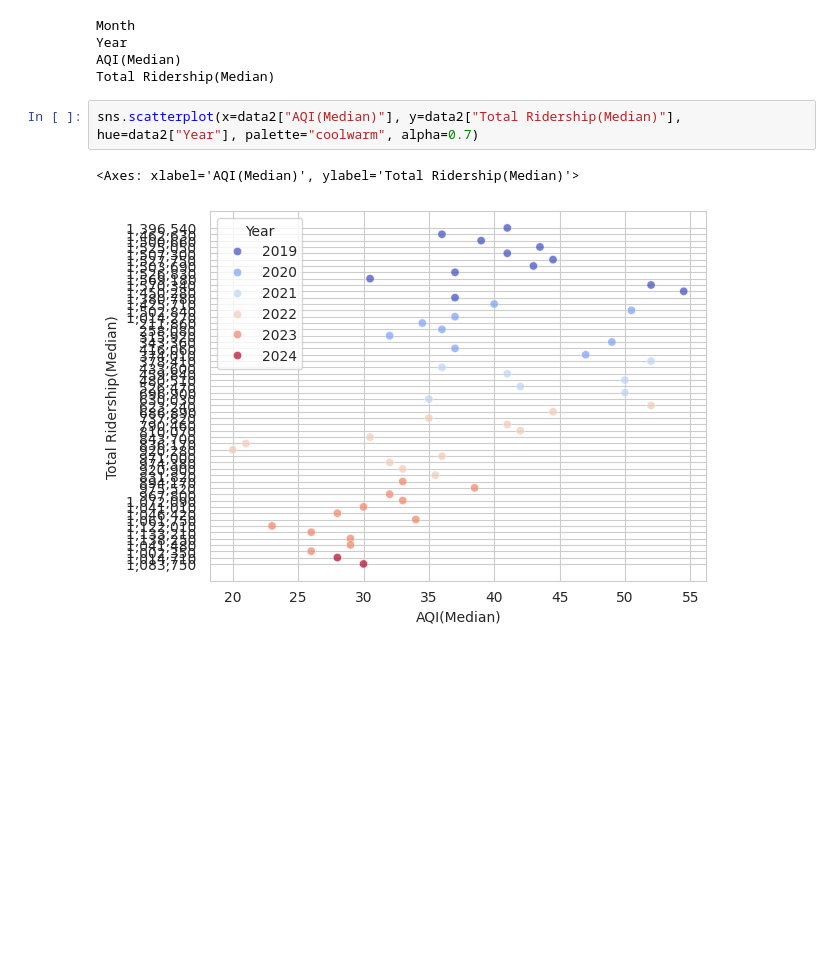
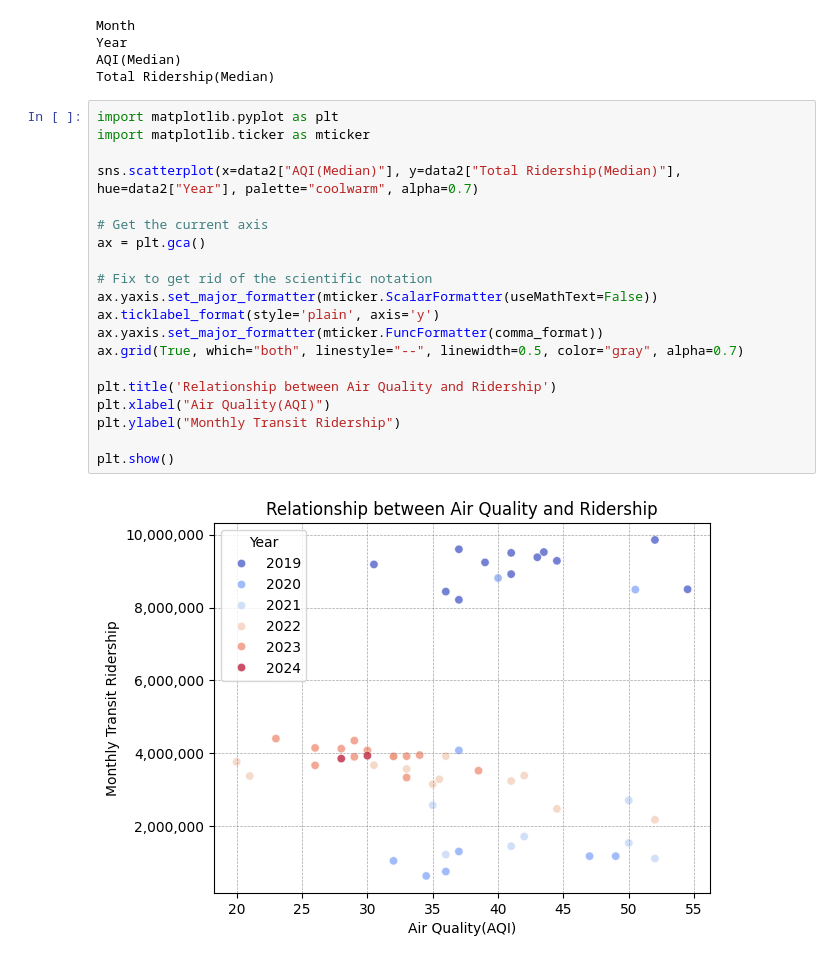
Before and after one commit to travisfw/DataJam-Skyline-F1, a Jupyter notebook: DataVisualCombined.ipynb, the cells around one changed output. Cells and saved outputs as stored; diff of their text form; blank space fills up the shorter version.

Commit message:
Adding fixes for Y axis to display correct numbers in the correct format. Adding graph labels and grid lines to match the canva graphs.

```diff
--- a/DataVisualCombined.ipynb
+++ b/DataVisualCombined.ipynb
@@ -45,8 +45,25 @@ Year
 AQI(Median)
 Total Ridership(Median)
 # %%
+import matplotlib.pyplot as plt
+import matplotlib.ticker as mticker
+
 sns.scatterplot(x=data2["AQI(Median)"], y=data2["Total Ridership(Median)"], hue=data2["Year"], palette="coolwarm", alpha=0.7)
+
+# Get the current axis
+ax = plt.gca()
+
+# Fix to get rid of the scientific notation
+ax.yaxis.set_major_formatter(mticker.ScalarFormatter(useMathText=False))
+ax.ticklabel_format(style='plain', axis='y')
+ax.yaxis.set_major_formatter(mticker.FuncFormatter(comma_format))
+ax.grid(True, which="both", linestyle="--", linewidth=0.5, color="gray", alpha=0.7)
+
+plt.title('Relationship between Air Quality and Ridership')
+plt.xlabel("Air Quality(AQI)")
+plt.ylabel("Monthly Transit Ridership")
+
+plt.show()
 # %% [output]
-<Axes: xlabel='AQI(Median)', ylabel='Total Ridership(Median)'>
-[figure, old version]
+[figure, new version]
 # %%
```
Also changed, not shown: parts of 6 cells of this notebook.
